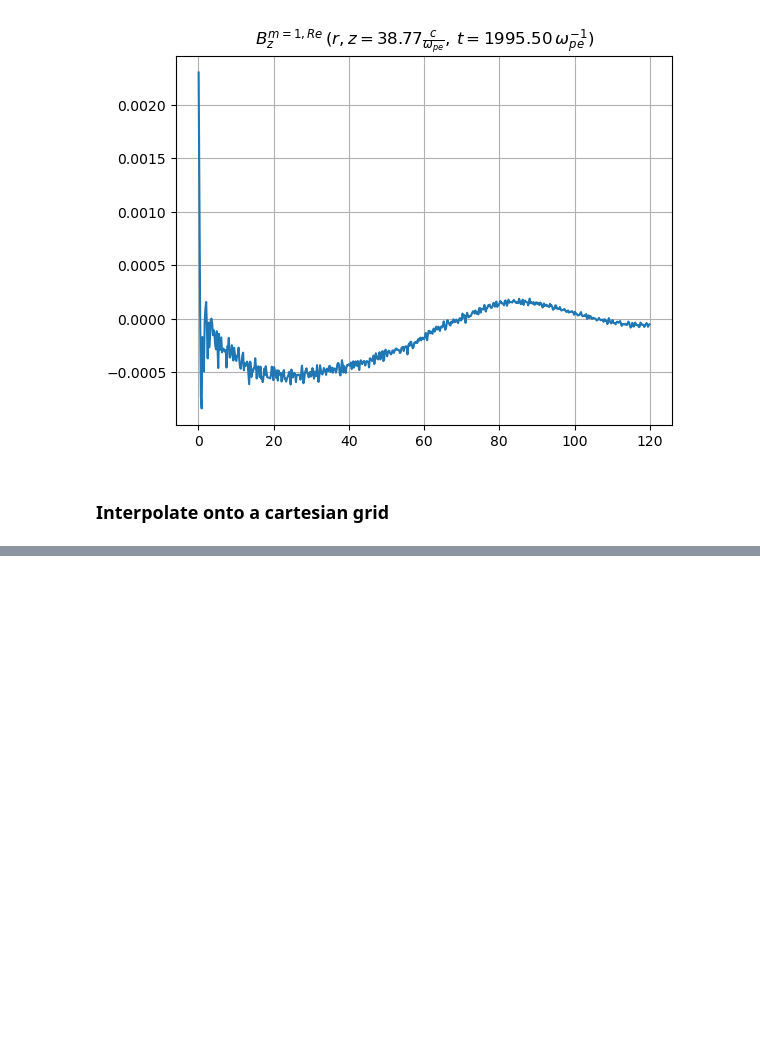
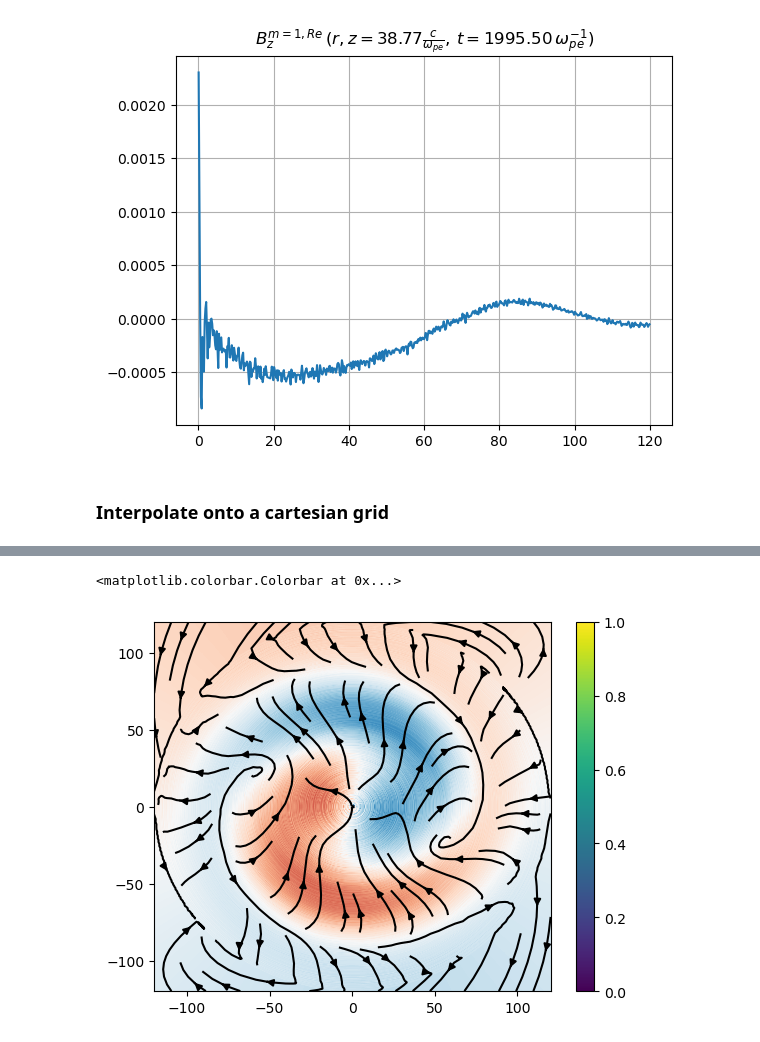
Before and after one commit to amoozing2539/Plasma_PINNS, a Jupyter notebook: mode_decomposition/osiris_data_interp/load_OSIRIS_data-interpolate_cartesian_grid.ipynb, the cells around one changed output, grey strips where cells are left out. Drawn from its saved outputs; the diff is of its cells as text; code cells hidden in the pictures; blank space fills up the shorter version.

Commit message:
created synthetic data cartesian reconstruction nb

```diff
--- a/mode_decomposition/osiris_data_interp/load_OSIRIS_data-interpolate_cartesian_grid.ipynb
+++ b/mode_decomposition/osiris_data_interp/load_OSIRIS_data-interpolate_cartesian_grid.ipynb
@@ -346,0 +174,47 @@ anim.save(f'Bvec_z{i}.mp4')
+# %%
+def interp(y0, x0=r_grid[1:], x=rr, phi_grid=PHI):
+    return scipy.interpolate.interp1d(x0, y0, axis=0)(x).reshape(phi_grid.shape)
+
+def reconstruct_plane(phi_grid, parent_field_r=data_dict['b2'], parent_field_phi=data_dict['b3'], parent_field_z=data_dict['b1'], M=1, z_slice = len(z_grid)//6):
+
+    field_r = interp(parent_field_r[(0, 're')][1:, z_slice])
+    field_phi = interp(parent_field_phi[(0, 're')][1:, z_slice])
+    field_z = interp(parent_field_z[(0, 're')][1:, z_slice])
+
+    for m in range(1, M+1):
+        field_z_re = interp(parent_field_z[(m, 're')][1:,z_slice])
+        field_r_re = interp(parent_field_r[(m, 're')][1:,z_slice])
+        field_phi_re = interp(parent_field_phi[(m, 're')][1:,z_slice])
+
+        field_z_im = interp(parent_field_z[(m, 'im')][1:,z_slice])
+        field_r_im = interp(parent_field_r[(m, 'im')][1:,z_slice])
+        field_phi_im = interp(parent_field_phi[(m, 'im')][1:,z_slice])
+
+        cos_term = np.cos(m * phi_grid)
+        sin_term = np.sin(m * phi_grid)
+
+        field_r += field_r_re * cos_term - field_r_im * sin_term
+        field_phi += field_phi_re * cos_term - field_phi_im * sin_term
+        field_z += field_z_re * cos_term - field_z_im * sin_term
+
+
+    return field_r, field_phi, field_z
+
+def cartesian_rec(Br_rec, Bp_rec, Bz_rec, phi):
+    # converts cylindrical reconstructed components to cartesian for a z slice
+    Bx_rec_slice = Br_rec * np.cos(phi) - Bp_rec * np.sin(phi)
+    By_rec_slice = Br_rec * np.sin(phi) + Bp_rec * np.cos(phi)
+    Bz_rec_slice = Bz_rec
+
+    return Bx_rec_slice, By_rec_slice, Bz_rec_slice
+# %%
+br_rec, bp_rec, bz_rec = reconstruct_plane(PHI)
+# %%
+bx, by, bz = cartesian_rec(br_rec, bp_rec, bz_rec, PHI)
+# %%
+plt.pcolormesh(X, Y, bz, cmap='RdBu_r', vmin=-0.001, vmax=0.001)
+plt.streamplot(X, Y, bx, by, density=0.8, color='black')
+plt.colorbar()
+# %% [output]
+<matplotlib.colorbar.Colorbar at 0x...>
+[figure, added]
```
Also changed, not shown: parts of 8 cells of this notebook, 4 other files.
